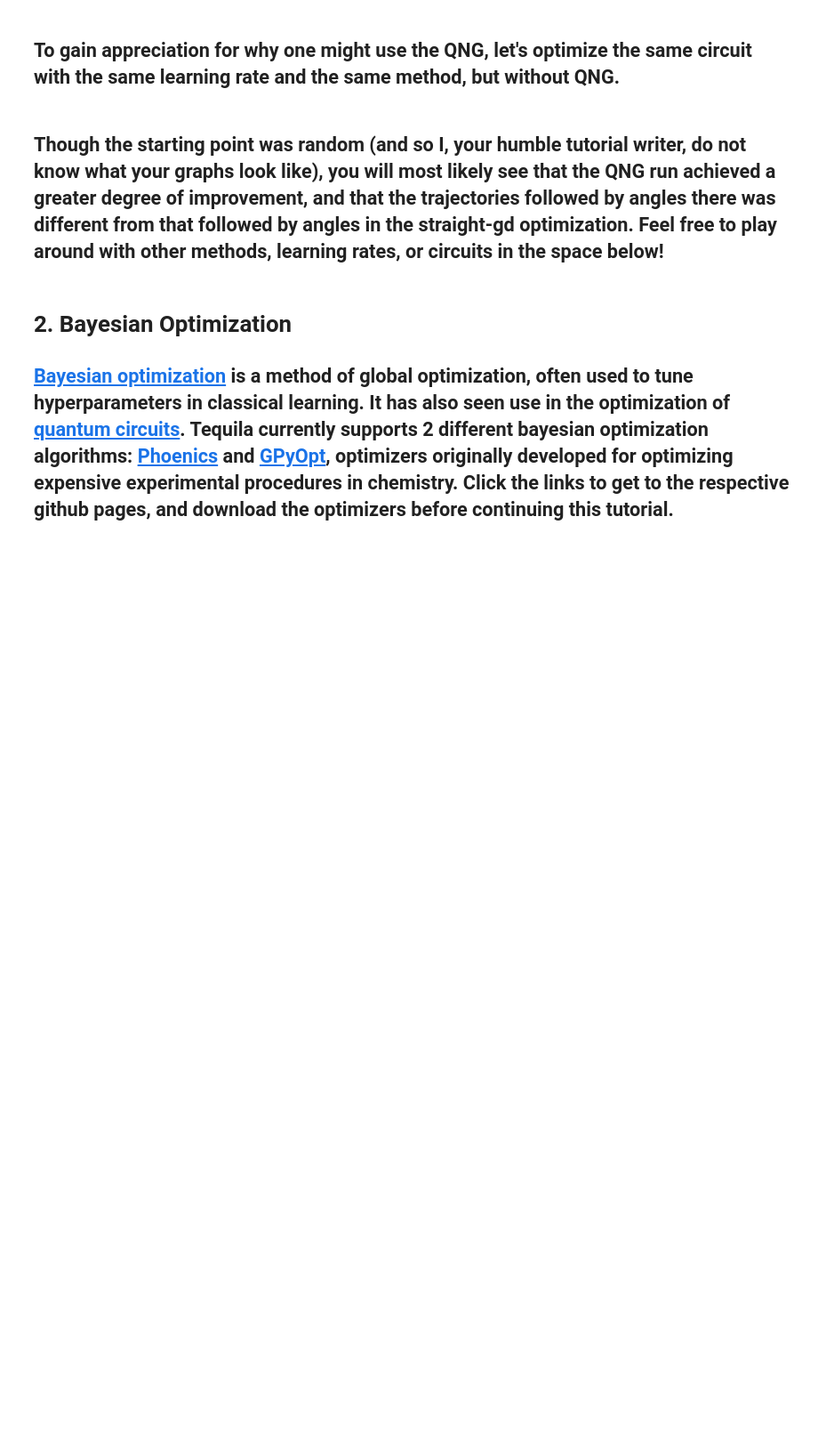
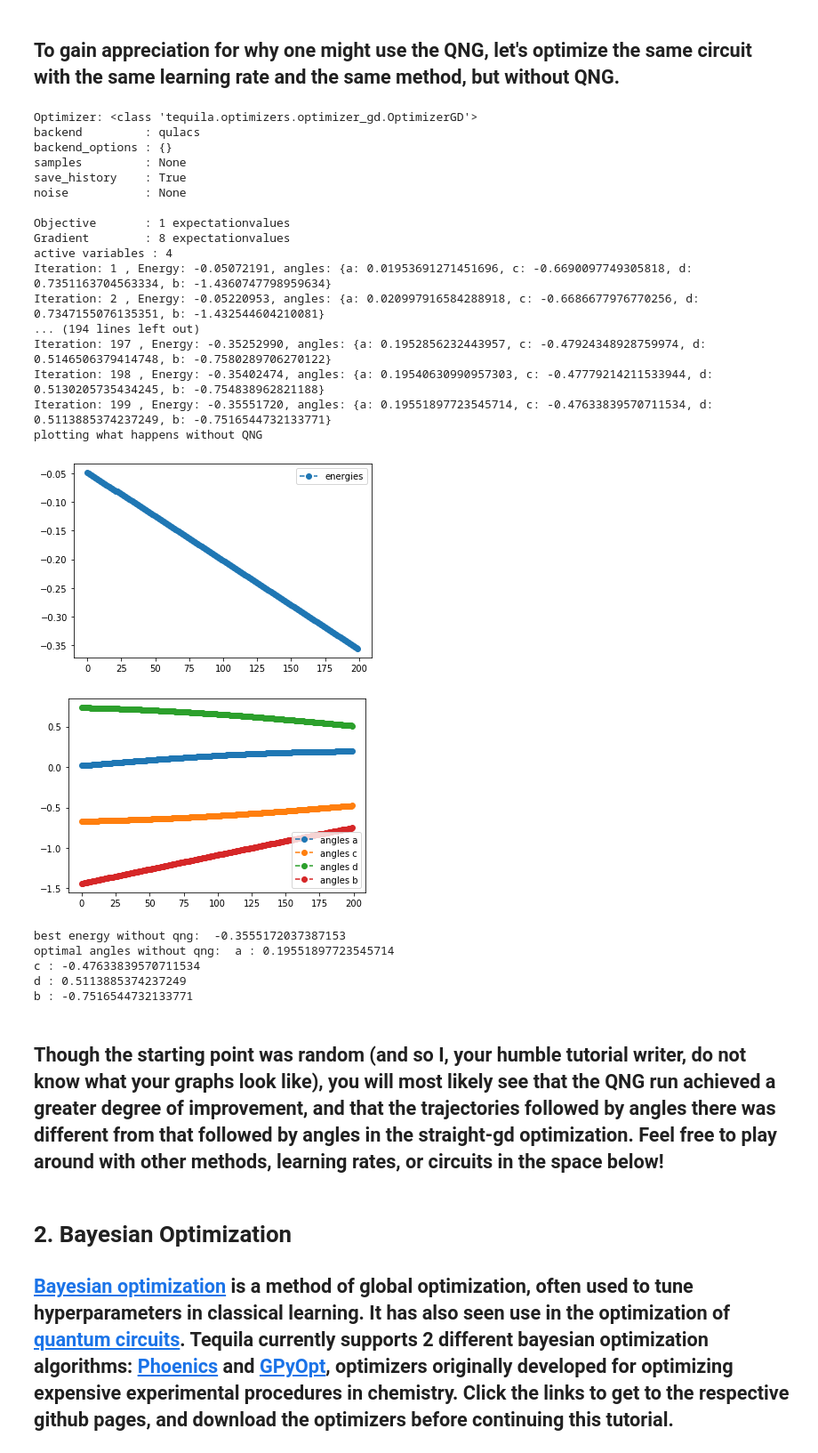
Before and after one commit to tequilahub/tequila, a Jupyter notebook: tutorials/Optimizer_Tutorial.ipynb, the cells around one changed output. Shown at 89% size. Drawn from its saved outputs; the diff is of its cells as text; code cells hidden in the pictures; blank space fills up the shorter version.

Commit message:
streamlined optimizer printouts, updated tutprials, small fixed

```diff
--- a/tutorials/Optimizer_Tutorial.ipynb
+++ b/tutorials/Optimizer_Tutorial.ipynb
@@ -139,14 +197,39 @@ print('optimal angles without qng: ',result.angles)
 # %%
 lr=0.01
 result = tq.minimize(objective=E,
                      gradient=None,
                      method='sgd', maxiter=200,lr=lr,
-                     initial_values=init, silent=True)
+                     initial_values=init, silent=False)
 print('plotting what happens without QNG')
 result.history.plot('energies')
 result.history.plot('angles')
 print('best energy without qng: ',result.energy)
 print('optimal angles without qng: ',result.angles)
+# %% [output]
+Optimizer: <class 'tequila.optimizers.optimizer_gd.OptimizerGD'>
+backend         : qulacs
+backend_options : {}
+samples         : None
+save_history    : True
+noise           : None
+
+Objective       : 1 expectationvalues
+Gradient        : 8 expectationvalues
+active variables : 4
+Iteration: 1 , Energy: -0.05072191, angles: {a: 0.01953691271451696, c: -0.6690097749305818, d: 0.7351163704563334, b: -1.4360747798959634}
+Iteration: 2 , Energy: -0.05220953, angles: {a: 0.020997916584288918, c: -0.6686677976770256, d: 0.7347155076135351, b: -1.432544604210081}
+... (194 lines left out)
+Iteration: 197 , Energy: -0.35252990, angles: {a: 0.1952856232443957, c: -0.47924348928759974, d: 0.5146506379414748, b: -0.7580289706270122}
+Iteration: 198 , Energy: -0.35402474, angles: {a: 0.19540630990957303, c: -0.47779214211533944, d: 0.5130205735434245, b: -0.754838962821188}
+Iteration: 199 , Energy: -0.35551720, angles: {a: 0.19551897723545714, c: -0.47633839570711534, d: 0.5113885374237249, b: -0.7516544732133771}
+plotting what happens without QNG
+[figure, added]
+[figure, added]
+best energy without qng:  -0.3555172037387153
+optimal angles without qng:  a : 0.19551897723545714
+c : -0.47633839570711534
+d : 0.5113885374237249
+b : -0.7516544732133771
 # %% [markdown]
 ## Though the starting point was random (and so I, your humble tutorial writer, do not know what your graphs look like), you will most likely see that the QNG run achieved a greater degree of improvement, and that the trajectories followed by angles there was different from that followed by angles in the straight-gd optimization. Feel free to play around with other methods, learning rates, or circuits in the space below!
 # %%
```
Also changed, not shown: parts of 11 cells of this notebook, 16 other files.
